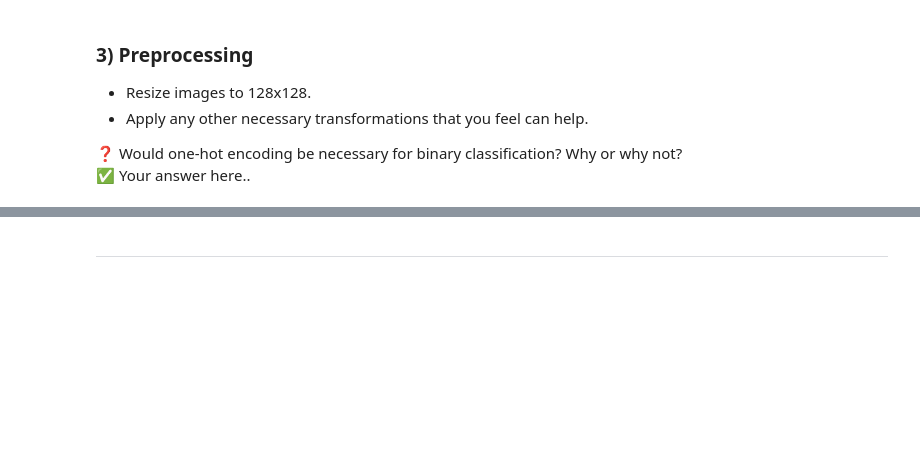
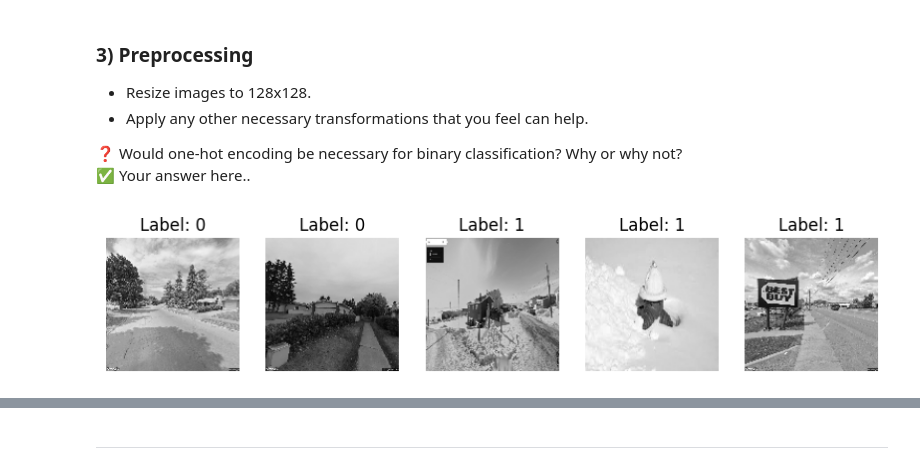
Before and after one commit to bisheralwan/ChatBot, a Jupyter notebook: W2025/Assignments/Assignment2/Ass2_SYSC4415_W25.ipynb, the cells around one changed output, grey strips where cells are left out. Saved outputs shown, nothing was run; the diff lists cells and outputs as text; code cells hidden in the pictures; blank space fills up the shorter version.

```diff
--- a/W2025/Assignments/Assignment2/Ass2_SYSC4415_W25.ipynb
+++ b/W2025/Assignments/Assignment2/Ass2_SYSC4415_W25.ipynb
@@ -108,0 +163,35 @@ Drive already mounted at /content/drive; to attempt to forcibly remount, call dr
+# %%
+import cv2
+import os
+import numpy as np
+
+#make function to resize and transform images
+def preprocess_images(data_path, label_df, target_size=(128, 128)):
+    images = [] #empty list for images to populate
+    labels = [] #list for labels to populate
+    for index, row in label_df.iterrows():
+        img_path = os.path.join(data_path, row['filename'])
+        img = cv2.imread(img_path)
+
+        img = cv2.resize(img, target_size) #resize to 128x128px
+        img = cv2.cvtColor(img, cv2.COLOR_BGR2GRAY) #grayscale transformation
+
+        images.append(img) #append to images list to populate
+        labels.append(row['label']) #append to labels list to populate
+
+    return np.array(images), np.array(labels)
+
+#lets preprocess train and validation iages
+train_images, train_labels = preprocess_images(train_data_path, train_label)
+valid_images, valid_labels = preprocess_images(valid_data_path, valid_label)
+
+#lets see how they look
+plt.figure(figsize=(10, 5))
+for i in range(5):
+    plt.subplot(1, 5, i + 1)
+    plt.imshow(train_images[i], cmap='gray')
+    plt.title(f"Label: {train_labels[i]}")
+    plt.axis('off')
+plt.show()
+# %% [output]
+[figure, added]
```
Also changed, not shown: parts of 10 cells of this notebook.
